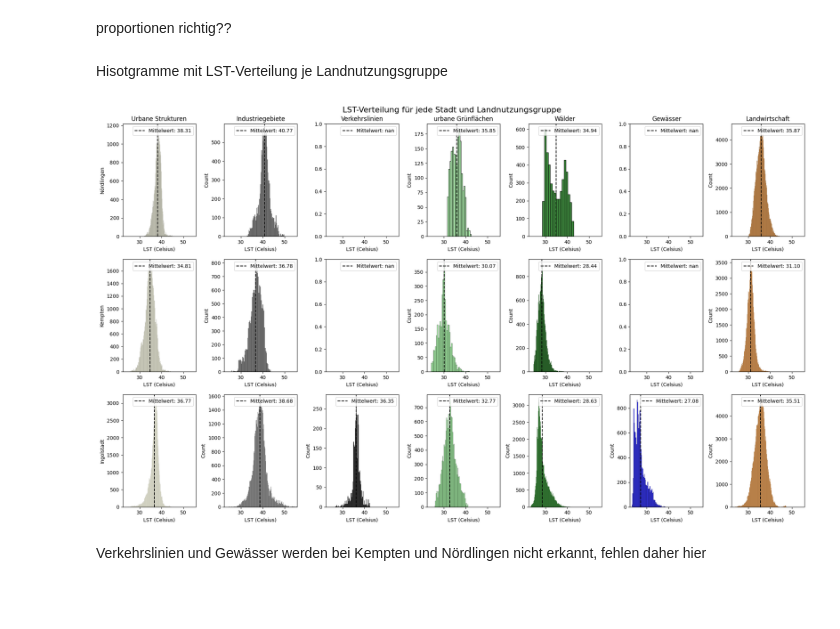
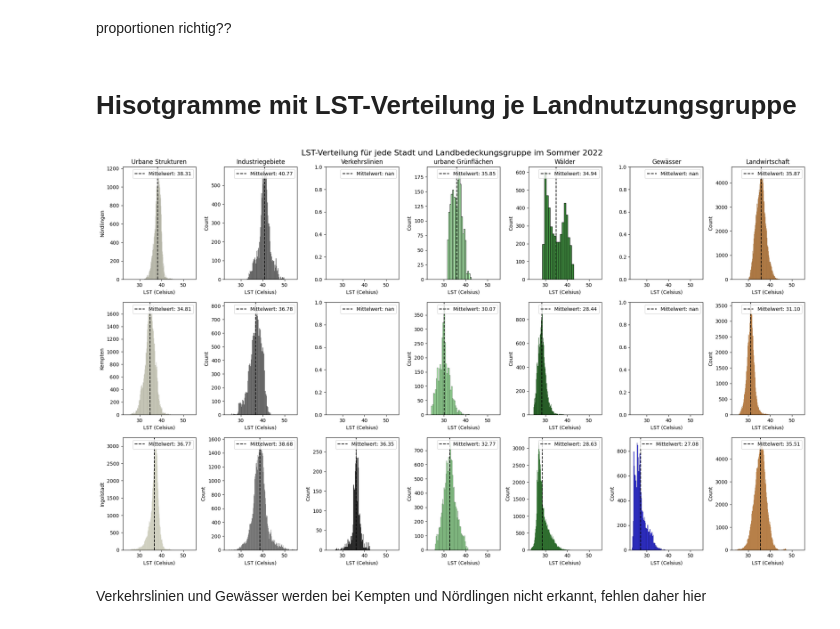
Before and after one commit to Sarah-0405/Bachelorarbeit_, a Jupyter notebook: CORINE.ipynb, the cells around one changed output. Drawn from its saved outputs; the diff is of its cells as text; code cells hidden in the pictures; blank space fills up the shorter version.

```diff
--- a/CORINE.ipynb
+++ b/CORINE.ipynb
@@ -608,7 +608,7 @@ print(all_areas)
 # %% [markdown]
 proportionen richtig??
 # %% [markdown]
-Hisotgramme mit LST-Verteilung je Landnutzungsgruppe
+# Hisotgramme mit LST-Verteilung je Landnutzungsgruppe
 # %%
 # Assuming you have the 'combined_noerdlingen', 'combined_kempten', 'combined_ingolstadt' GeoDataFrames
 
@@ -643,7 +643,7 @@ cities = [
 
 # Create a figure and axes for the histograms
 fig, axes = plt.subplots(nrows=len(cities), ncols=len(gruppen), figsize=(20, 12))  # Adjust figsize as needed
-fig.suptitle('LST-Verteilung für jede Stadt und Landnutzungsgruppe', fontsize=16)
+fig.suptitle('LST-Verteilung für jede Stadt und Landbedeckungsgruppe im Sommer 2022', fontsize=16)
 
 # Iterate through each city and land use group
 for i, (city_name, city_data) in enumerate(cities):
@@ -658,34 +658,34 @@ for i, (city_name, city_data) in enumerate(cities):
 
         # Plot the histogram
         color = farben.get(group_name)  # Get color from 'farben' if available, otherwise use default
         sns.histplot(group_data, ax=ax, color=color)
 
         # Plot a vertical dashed line for the mean LST
         ax.axvline(mean_lst, color='black', linestyle='--', label=f'Mittelwert: {mean_lst:.2f}')
 
         # Set title and labels for the current subplot
         if i == 0:
             ax.set_title(group_name)  # Set title only for the top row
         if j == 0:
             ax.set_ylabel(city_name)  # Set y-label only for the first column
         ax.set_xlabel('LST (Celsius)')
         ax.legend()  # Add legend to display mean LST
 
 # Get the minimum and maximum LST values across all cities and groups
 min_lst = min(combined_df['LST_Celsius'].min() for _, combined_df in cities)
 max_lst = max(combined_df['LST_Celsius'].max() for _, combined_df in cities)
 
 # Set the x-axis limits for all subplots
 for ax in axes.flatten():
     ax.set_xlim(min_lst, max_lst)
 
 # Adjust spacing between subplots
 plt.tight_layout()
 
 # Show the plot
 plt.show()
 # %% [output]
-[figure, old version]
+[figure, new version]
 # %% [markdown]
 Verkehrslinien und Gewässer werden bei Kempten und Nördlingen nicht erkannt, fehlen daher hier
 # %% [markdown]
```
